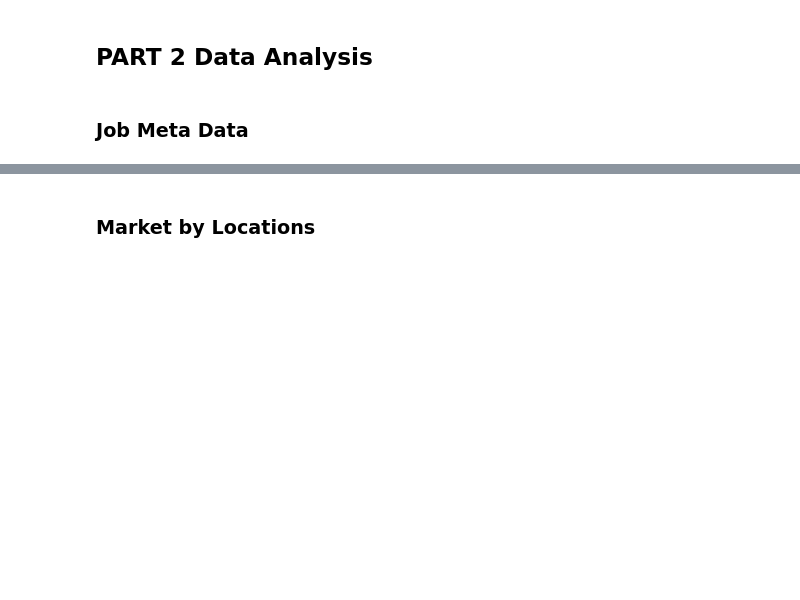
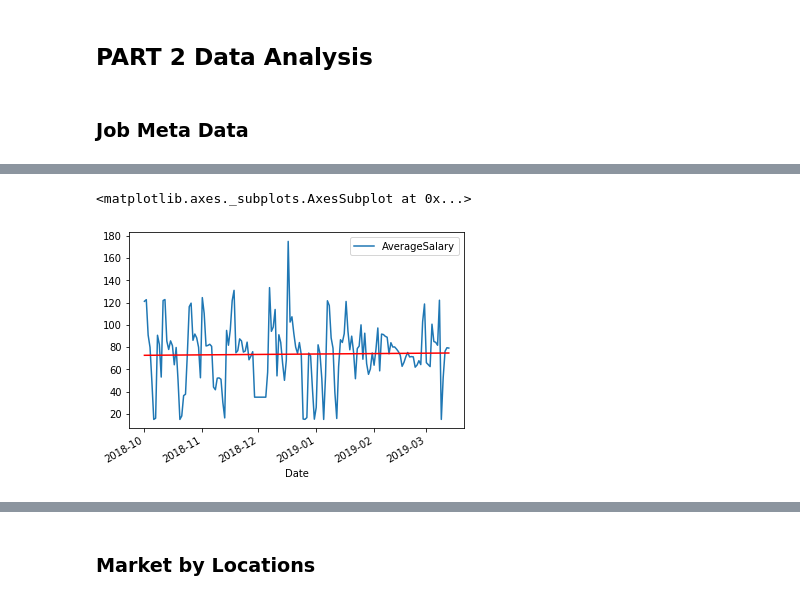
Before and after one commit to EthanLewis15/3803ICT_Big_Data_Assignment, a Jupyter notebook: assignment_main.ipynb, the cells around one changed output, grey strips where cells are left out. Saved outputs shown, nothing was run; the diff lists cells and outputs as text; code cells hidden in the pictures; blank space fills up the shorter version.

```diff
--- a/assignment_main.ipynb
+++ b/assignment_main.ipynb
@@ -303,3 +372,27 @@ dataFrame.groupby(['Date'])['AverageSalary'].mean().plot()
+# %%
+#Analysis the salary over time
+dataFrame =  baseDataFrame.dropna(subset=['Date', 'AverageSalary'])
+dataFrame =  dataFrame.loc[0:, ['Date','AverageSalary']]
+dataFrame = dataFrame.sort_values(by = 'Date')
+averageValues = dataFrame.groupby(['Date'])['AverageSalary'].mean().values
+
+dataFrame = dataFrame.drop_duplicates(subset=['Date'])
+dataFrame['AverageSalary'] = averageValues
+
+dataFrame.Date = pd.to_datetime(dataFrame.Date)
+
+ax = dataFrame.plot(x='Date', y='AverageSalary')
+
+
+x = np.arange(dataFrame['Date'].size)
+fit = np.polyfit(x, dataFrame['AverageSalary'], 1)
+fit_fn = np.poly1d(fit)
+
+dataFrame.insert(2,'Treg',fit_fn(x))
+dataFrame.plot(x='Date', y='Treg', color='Red', legend=False,ax=ax)
+# %% [output]
+<matplotlib.axes._subplots.AxesSubplot at 0x...>
+[figure, added]
 # %%
 #Analysis job titles
 print("There is", len(baseDataFrame["Title"].unique()), "unique job titles")
```
Also changed, not shown: parts of 35 cells of this notebook.
